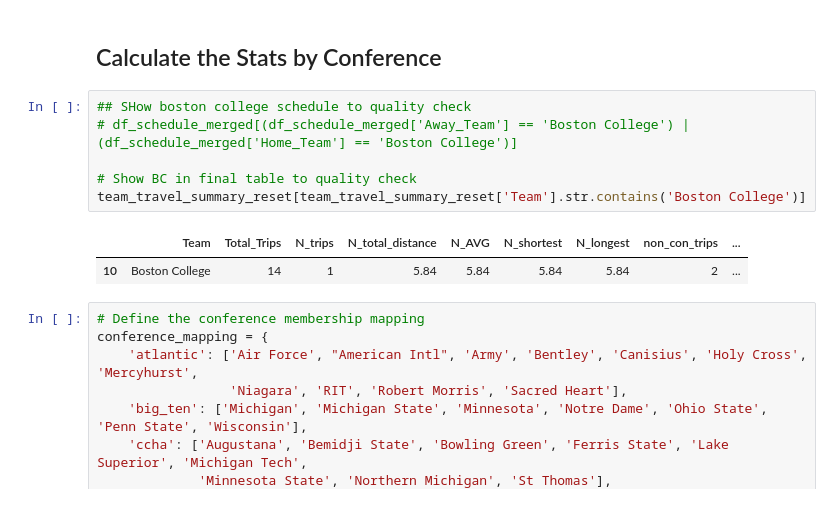
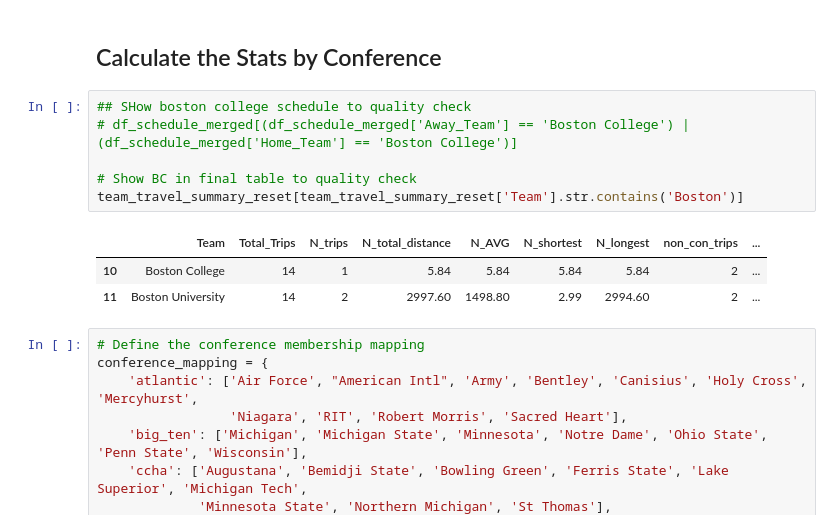
Before and after one commit to JSmith1826/college_hockey_2425, a Jupyter notebook: workbook/distance_traveled.ipynb, the cells around one changed output. Cells and saved outputs as stored; diff of their text form.

Commit message:
distance travels notebook finally done for real?

```diff
--- a/workbook/distance_traveled.ipynb
+++ b/workbook/distance_traveled.ipynb
@@ -485,12 +623,13 @@ team_travel_summary_reset.head()
 # %%
 ## SHow boston college schedule to quality check
 # df_schedule_merged[(df_schedule_merged['Away_Team'] == 'Boston College') | (df_schedule_merged['Home_Team'] == 'Boston College')]
 
 # Show BC in final table to quality check
-team_travel_summary_reset[team_travel_summary_reset['Team'].str.contains('Boston College')]
+team_travel_summary_reset[team_travel_summary_reset['Team'].str.contains('Boston')]
 # %% [output]
 |  | Team | Total_Trips | N_trips | N_total_distance | N_AVG | N_shortest | N_longest | non_con_trips | ... |
 | 10 | Boston College | 14 | 1 | 5.84 | 5.84 | 5.84 | 5.84 | 2 | ... |
+| 11 | Boston University | 14 | 2 | 2997.60 | 1498.80 | 2.99 | 2994.60 | 2 | ... |
 # %%
 # Define the conference membership mapping
 conference_mapping = {
```
Also changed, not shown: parts of 4 cells of this notebook, 2 other files.
